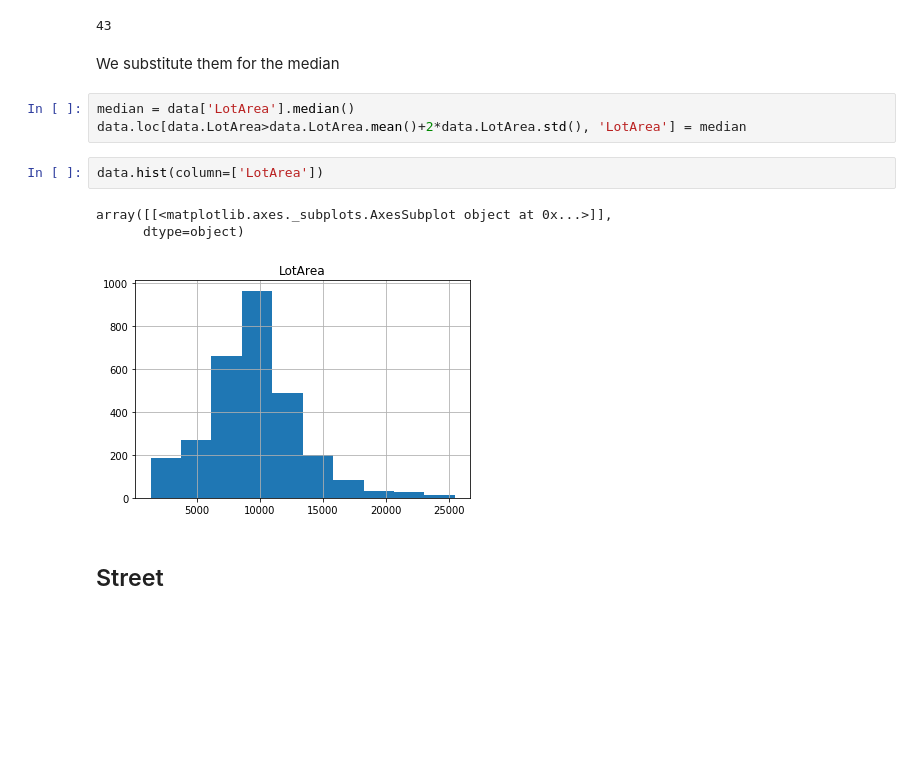
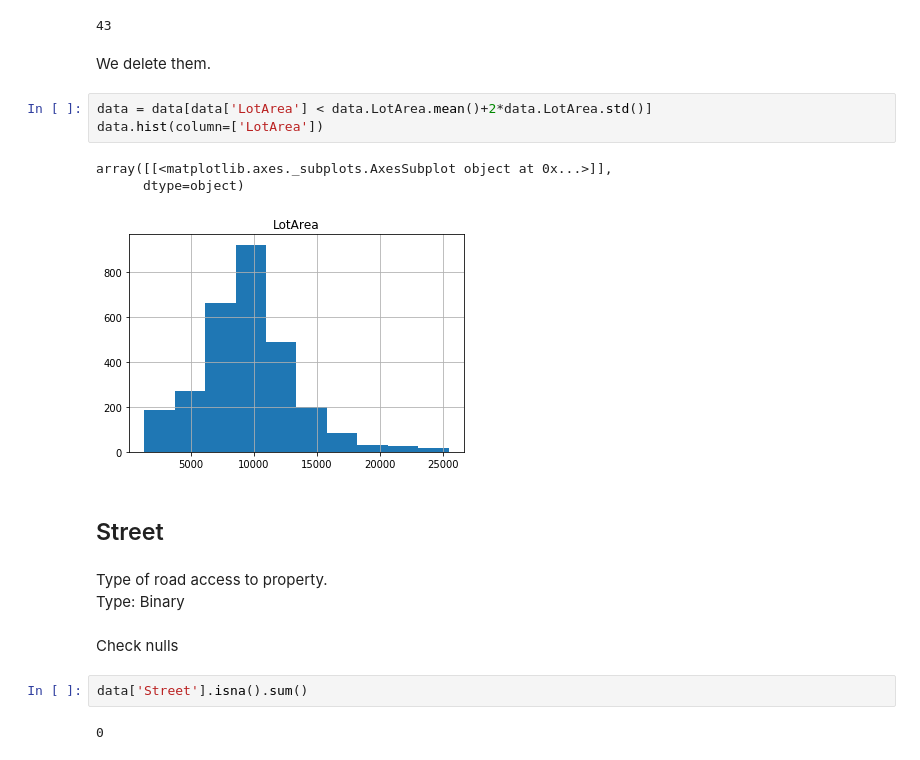
Before and after one commit to FerranAgulloLopez/DataMiningHousePrices, a Jupyter notebook: scripts/Preprocessing.ipynb, the cells around one changed output. Cells and saved outputs as stored; diff of their text form; blank space fills up the shorter version.

```diff
--- a/scripts/Preprocessing.ipynb
+++ b/scripts/Preprocessing.ipynb
@@ -191,16 +195,23 @@ outliers = data[data.LotArea>data.LotArea.mean()+2*data.LotArea.std()]
 len(outliers)
 # %% [output]
 43
-# %% [markdown]
-We substitute them for the median
+# %% [markdown]
+We delete them.
 # %%
-median = data['LotArea'].median()
-data.loc[data.LotArea>data.LotArea.mean()+2*data.LotArea.std(), 'LotArea'] = median
+data = data[data['LotArea'] < data.LotArea.mean()+2*data.LotArea.std()]
+data.hist(column=['LotArea'])
+# %% [output]
+array([[<matplotlib.axes._subplots.AxesSubplot object at 0x...>]],
+      dtype=object)
+[figure, added]
-# %%
-data.hist(column=['LotArea'])
-# %% [output]
-array([[<matplotlib.axes._subplots.AxesSubplot object at 0x...>]],
-      dtype=object)
-[figure, removed]
 # %% [markdown]
 ## Street
+# %% [markdown]
+Type of road access to property. <br>
+Type: Binary
+# %% [markdown]
+Check nulls
+# %%
+data['Street'].isna().sum()
+# %% [output]
+0
```
Also changed, not shown: parts of 114 cells of this notebook, 1 other file.
